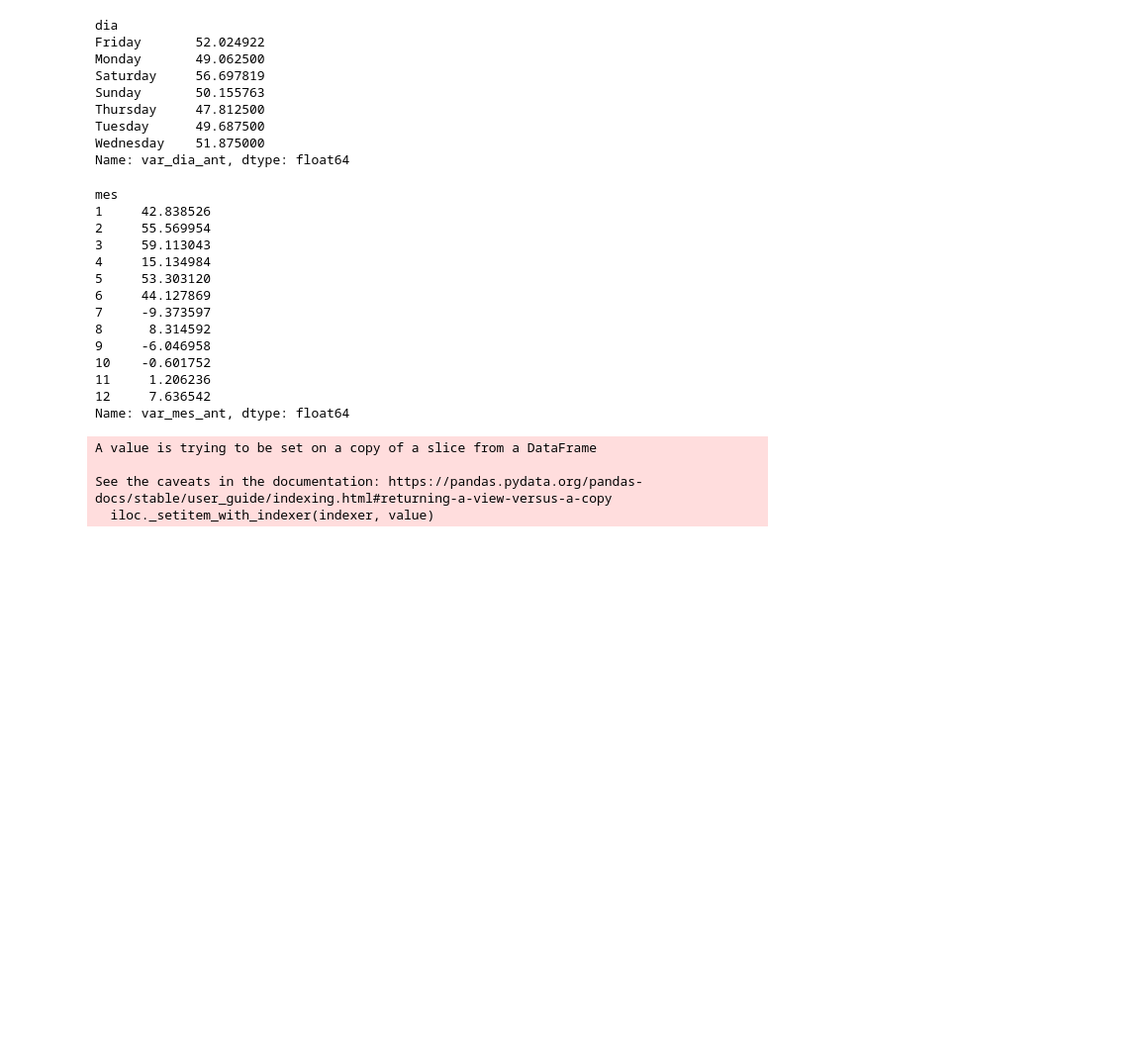
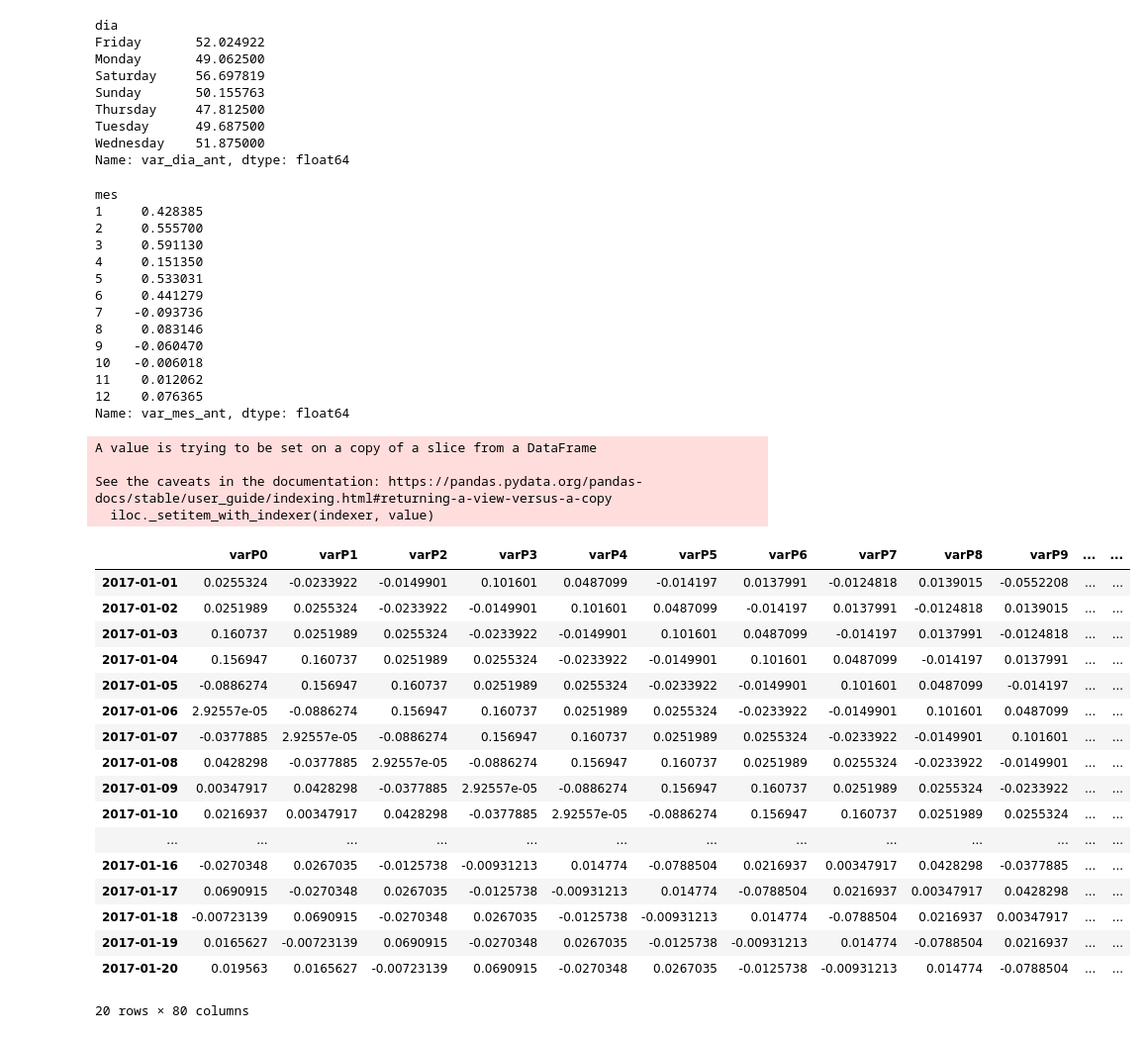
Before and after one commit to jquibla/Crypto_Predictor, a Jupyter notebook: eth_proc_data_gen.ipynb, the cells around one changed output. Shown: that part at 99% size. Drawn from its saved outputs; the diff is of its cells as text; code cells hidden in the pictures; blank space fills up the shorter version.

```diff
--- a/eth_proc_data_gen.ipynb
+++ b/eth_proc_data_gen.ipynb
@@ -60,7 +60,7 @@ eth_hist_m['mes']=eth_hist_m['Date'].dt.month
 eth_hist_m['C_dia_ant'] = eth_hist_m['Close'].shift(1)
 eth_hist_m['C_dia_ant'].loc[[0]]=eth_hist_m['C_dia_ant'][1]
 
-eth_hist_m['var_dia_ant']=100*eth_hist_m['Close']/eth_hist_m['C_dia_ant']-100
+eth_hist_m['var_dia_ant']=1*eth_hist_m['Close']/eth_hist_m['C_dia_ant']-1
 # %% [output]
 A value is trying to be set on a copy of a slice from a DataFrame
 
@@ -72,14 +72,14 @@ eth_hist_m['C_sem_ant'] = eth_hist_m['Close'].shift(7)
 for i in range(0,7):
     eth_hist_m['C_sem_ant'].loc[[i]]=eth_hist_m['C_sem_ant'][i+7]
 
-eth_hist_m['var_sem_ant']=100*eth_hist_m['Close']/eth_hist_m['C_sem_ant']-100
+eth_hist_m['var_sem_ant']=eth_hist_m['Close']/eth_hist_m['C_sem_ant']-1
 # %%
 eth_hist_m['C_mes_ant'] = eth_hist_m['Close'].shift(30)
 
 for i in range(0,30):
     eth_hist_m['C_mes_ant'].loc[[i]]=eth_hist_m['C_mes_ant'][i+30]
 
-eth_hist_m['var_mes_ant']=100*eth_hist_m['Close']/eth_hist_m['C_mes_ant']-100
+eth_hist_m['var_mes_ant']=eth_hist_m['Close']/eth_hist_m['C_mes_ant']-1
 # %%
 #Parece que hay diferencias importantes entre los días de la semana (los miércoles sube mucho más que los lunes)
 eth_hist_m.groupby('dia')['var_dia_ant'].mean()
@@ -115,25 +115,25 @@ Name: var_dia_ant, dtype: float64
 eth_hist_m[(eth_hist_m['Date']<'2021-01-01') & (eth_hist_m['Date']>'2015-12-31')].groupby('mes')['var_mes_ant'].mean()
 # %% [output]
 mes
-1     42.838526
-2     55.569954
-3     59.113043
-4     15.134984
-5     53.303120
-6     44.127869
-7     -9.373597
-8      8.314592
-9     -6.046958
-10    -0.601752
-11     1.206236
-12     7.636542
+1     0.428385
+2     0.555700
+3     0.591130
+4     0.151350
+5     0.533031
+6     0.441279
+7    -0.093736
+8     0.083146
+9    -0.060470
+10   -0.006018
+11    0.012062
+12    0.076365
 Name: var_mes_ant, dtype: float64
 # %%
 #añadimos columnas de variaciones de volumen desde el día antes
 eth_hist_m['V_dia_ant'] = eth_hist_m['Volume'].shift(1)
 eth_hist_m['V_dia_ant'].loc[[0]]=eth_hist_m['V_dia_ant'][1]
 
-eth_hist_m['var_V_dia_ant']=100*eth_hist_m['Volume']/eth_hist_m['V_dia_ant']-100
+eth_hist_m['var_V_dia_ant']=eth_hist_m['Volume']/eth_hist_m['V_dia_ant']-1
 # %% [output]
 A value is trying to be set on a copy of a slice from a DataFrame
 
@@ -180,5 +180,26 @@ for i in range(0,eth_hist_m.shape[0]-1):
         dtemp = dtemp.rename(columns=new_cols)
 
         data_for_use = data_for_use.append(dtemp.rename(columns=new_cols))
+# %%
+data_for_use.head(20)
+# %% [output]
+|  | varP0 | varP1 | varP2 | varP3 | varP4 | varP5 | varP6 | varP7 | varP8 | varP9 | ... | ... |
+| 2017-01-01 | 0.0255324 | -0.0233922 | -0.0149901 | 0.101601 | 0.0487099 | -0.014197 | 0.0137991 | -0.0124818 | 0.0139015 | -0.0552208 | ... | ... |
+| 2017-01-02 | 0.0251989 | 0.0255324 | -0.0233922 | -0.0149901 | 0.101601 | 0.0487099 | -0.014197 | 0.0137991 | -0.0124818 | 0.0139015 | ... | ... |
+| 2017-01-03 | 0.160737 | 0.0251989 | 0.0255324 | -0.0233922 | -0.0149901 | 0.101601 | 0.0487099 | -0.014197 | 0.0137991 | -0.0124818 | ... | ... |
+| 2017-01-04 | 0.156947 | 0.160737 | 0.0251989 | 0.0255324 | -0.0233922 | -0.0149901 | 0.101601 | 0.0487099 | -0.014197 | 0.0137991 | ... | ... |
+| 2017-01-05 | -0.0886274 | 0.156947 | 0.160737 | 0.0251989 | 0.0255324 | -0.0233922 | -0.0149901 | 0.101601 | 0.0487099 | -0.014197 | ... | ... |
+| 2017-01-06 | 2.92557e-05 | -0.0886274 | 0.156947 | 0.160737 | 0.0251989 | 0.0255324 | -0.0233922 | -0.0149901 | 0.101601 | 0.0487099 | ... | ... |
+| 2017-01-07 | -0.0377885 | 2.92557e-05 | -0.0886274 | 0.156947 | 0.160737 | 0.0251989 | 0.0255324 | -0.0233922 | -0.0149901 | 0.101601 | ... | ... |
+| 2017-01-08 | 0.0428298 | -0.0377885 | 2.92557e-05 | -0.0886274 | 0.156947 | 0.160737 | 0.0251989 | 0.0255324 | -0.0233922 | -0.0149901 | ... | ... |
+| 2017-01-09 | 0.00347917 | 0.0428298 | -0.0377885 | 2.92557e-05 | -0.0886274 | 0.156947 | 0.160737 | 0.0251989 | 0.0255324 | -0.0233922 | ... | ... |
+| 2017-01-10 | 0.0216937 | 0.00347917 | 0.0428298 | -0.0377885 | 2.92557e-05 | -0.0886274 | 0.156947 | 0.160737 | 0.0251989 | 0.0255324 | ... | ... |
+| ... | ... | ... | ... | ... | ... | ... | ... | ... | ... | ... | ... | ... |
+| 2017-01-16 | -0.0270348 | 0.0267035 | -0.0125738 | -0.00931213 | 0.014774 | -0.0788504 | 0.0216937 | 0.00347917 | 0.0428298 | -0.0377885 | ... | ... |
+| 2017-01-17 | 0.0690915 | -0.0270348 | 0.0267035 | -0.0125738 | -0.00931213 | 0.014774 | -0.0788504 | 0.0216937 | 0.00347917 | 0.0428298 | ... | ... |
+| 2017-01-18 | -0.00723139 | 0.0690915 | -0.0270348 | 0.0267035 | -0.0125738 | -0.00931213 | 0.014774 | -0.0788504 | 0.0216937 | 0.00347917 | ... | ... |
+| 2017-01-19 | 0.0165627 | -0.00723139 | 0.0690915 | -0.0270348 | 0.0267035 | -0.0125738 | -0.00931213 | 0.014774 | -0.0788504 | 0.0216937 | ... | ... |
+| 2017-01-20 | 0.019563 | 0.0165627 | -0.00723139 | 0.0690915 | -0.0270348 | 0.0267035 | -0.0125738 | -0.00931213 | 0.014774 | -0.0788504 | ... | ... |
+20 rows × 80 columns
 # %%
 data_for_use.to_csv('ethereum_data_for_use.csv')
```
Also changed, not shown: parts of 1 cell of this notebook, 4 other files.
